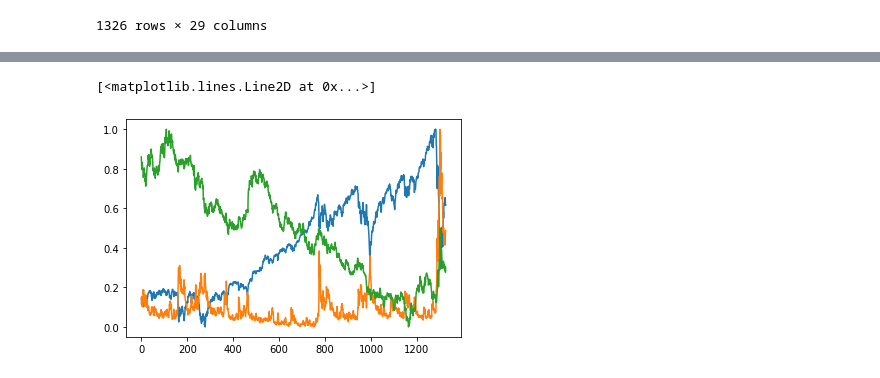
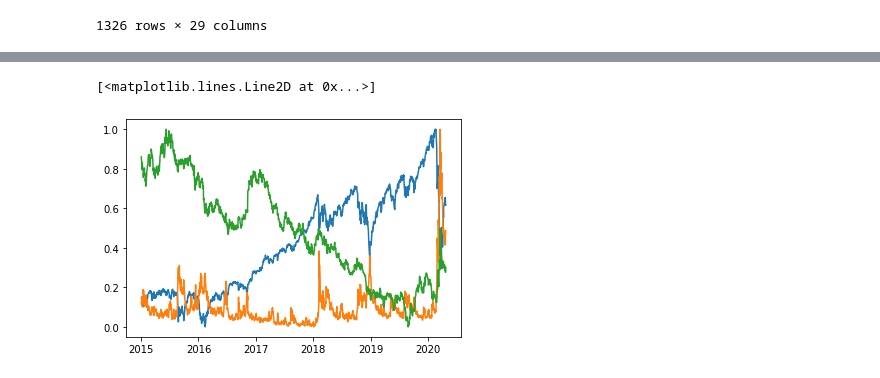
Before and after one commit to akframe123/bigdataproject, a Jupyter notebook: project.ipynb, the cells around one changed output, grey strips where cells are left out. Drawn from its saved outputs; the diff is of its cells as text; code cells hidden in the pictures.

```diff
--- a/project.ipynb
+++ b/project.ipynb
@@ -513,6 +492,6 @@ Name: Date_y, dtype: datetime64[ns]
 # %%
 
-df = test1.drop(["Date_x","Date_y","Date"],axis=1)
+df = test1.drop(["Date_x","Date_y","Date","2 Mo"],axis=1)
 
 scaler = preprocessing.MinMaxScaler()
 scaled_df = scaler.fit_transform(df)
@@ -537,8 +516,8 @@ df
 # %%
 
-plt.plot(scaled_df[0])
-plt.plot(scaled_df[20])
-plt.plot(scaled_df[19])
+plt.plot(test1["Date_x"],scaled_df[0])
+plt.plot(test1["Date_x"],scaled_df[19])
+plt.plot(test1["Date_x"],scaled_df[18])
 # %% [output]
 [<matplotlib.lines.Line2D at 0x...>]
-[figure, old version]
+[figure, new version]
```
Also changed, not shown: parts of 20 cells of this notebook.
